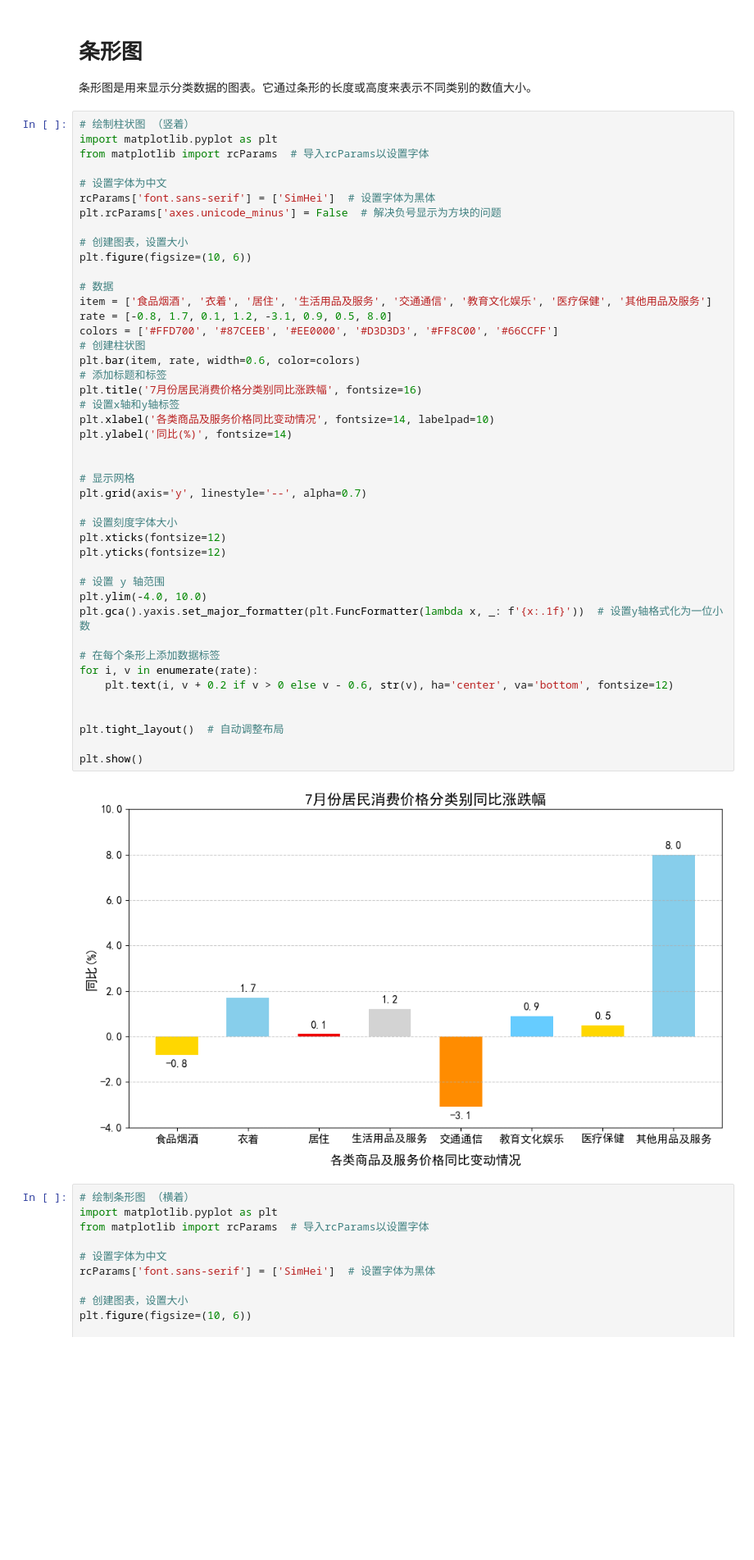
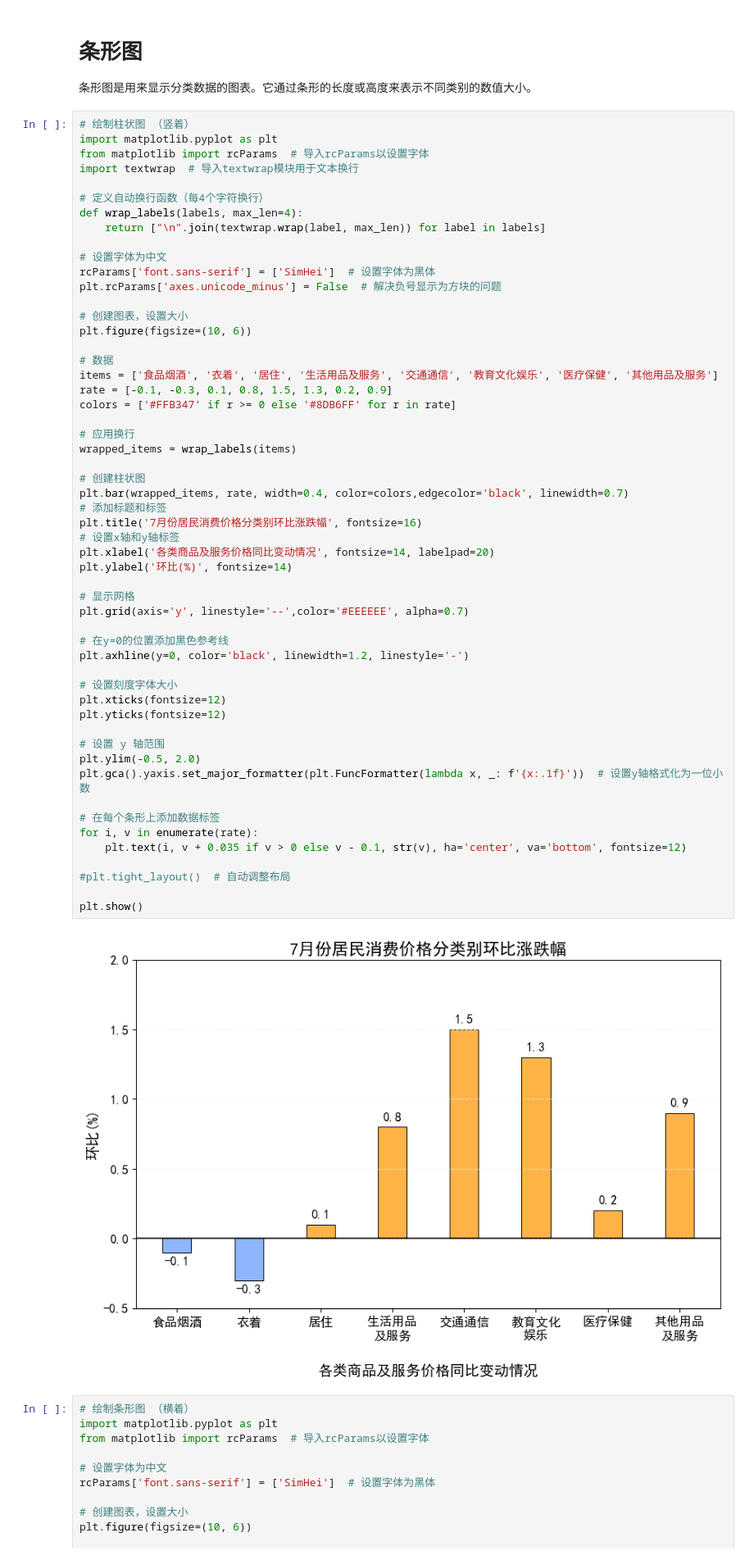
Before and after one commit to cannian1/note, a Jupyter notebook: data_analysis/matplotlib/2.条形图.ipynb, the cells around one changed output. Shown at 82% size. Drawn from its saved outputs; the diff is of its cells as text; blank space fills up the shorter version.

```diff
--- a/data_analysis/matplotlib/2.条形图.ipynb
+++ b/data_analysis/matplotlib/2.条形图.ipynb
@@ -6,48 +6,58 @@
 # 绘制柱状图 （竖着）
 import matplotlib.pyplot as plt
 from matplotlib import rcParams  # 导入rcParams以设置字体
+import textwrap  # 导入textwrap模块用于文本换行
+
+# 定义自动换行函数（每4个字符换行）
+def wrap_labels(labels, max_len=4):
+    return ["\n".join(textwrap.wrap(label, max_len)) for label in labels]
 
 # 设置字体为中文
 rcParams['font.sans-serif'] = ['SimHei']  # 设置字体为黑体
 plt.rcParams['axes.unicode_minus'] = False  # 解决负号显示为方块的问题
 
 # 创建图表，设置大小
 plt.figure(figsize=(10, 6))
 
 # 数据
-item = ['食品烟酒', '衣着', '居住', '生活用品及服务', '交通通信', '教育文化娱乐', '医疗保健', '其他用品及服务']
-rate = [-0.8, 1.7, 0.1, 1.2, -3.1, 0.9, 0.5, 8.0]
-colors = ['#FFD700', '#87CEEB', '#EE0000', '#D3D3D3', '#FF8C00', '#66CCFF']
+items = ['食品烟酒', '衣着', '居住', '生活用品及服务', '交通通信', '教育文化娱乐', '医疗保健', '其他用品及服务']
+rate = [-0.1, -0.3, 0.1, 0.8, 1.5, 1.3, 0.2, 0.9]
+colors = ['#FFB347' if r >= 0 else '#8DB6FF' for r in rate]
+
+# 应用换行
+wrapped_items = wrap_labels(items)
+
 # 创建柱状图
-plt.bar(item, rate, width=0.6, color=colors)
+plt.bar(wrapped_items, rate, width=0.4, color=colors,edgecolor='black', linewidth=0.7)
 # 添加标题和标签
-plt.title('7月份居民消费价格分类别同比涨跌幅', fontsize=16)
+plt.title('7月份居民消费价格分类别环比涨跌幅', fontsize=16)
 # 设置x轴和y轴标签
-plt.xlabel('各类商品及服务价格同比变动情况', fontsize=14, labelpad=10)
-plt.ylabel('同比(%)', fontsize=14)
-
+plt.xlabel('各类商品及服务价格同比变动情况', fontsize=14, labelpad=20)
+plt.ylabel('环比(%)', fontsize=14)
 
 # 显示网格
-plt.grid(axis='y', linestyle='--', alpha=0.7)
+plt.grid(axis='y', linestyle='--',color='#EEEEEE', alpha=0.7)
+
+# 在y=0的位置添加黑色参考线
+plt.axhline(y=0, color='black', linewidth=1.2, linestyle='-')
 
 # 设置刻度字体大小
 plt.xticks(fontsize=12)
 plt.yticks(fontsize=12)
 
 # 设置 y 轴范围
-plt.ylim(-4.0, 10.0)
+plt.ylim(-0.5, 2.0)
 plt.gca().yaxis.set_major_formatter(plt.FuncFormatter(lambda x, _: f'{x:.1f}'))  # 设置y轴格式化为一位小数
 
 # 在每个条形上添加数据标签
 for i, v in enumerate(rate):
-    plt.text(i, v + 0.2 if v > 0 else v - 0.6, str(v), ha='center', va='bottom', fontsize=12)
+    plt.text(i, v + 0.035 if v > 0 else v - 0.1, str(v), ha='center', va='bottom', fontsize=12)
 
-
-plt.tight_layout()  # 自动调整布局
+#plt.tight_layout()  # 自动调整布局
 
 plt.show()
 # %% [output]
-[figure, old version]
+[figure, new version]
 # %%
 # 绘制条形图 （横着）
 import matplotlib.pyplot as plt
```
